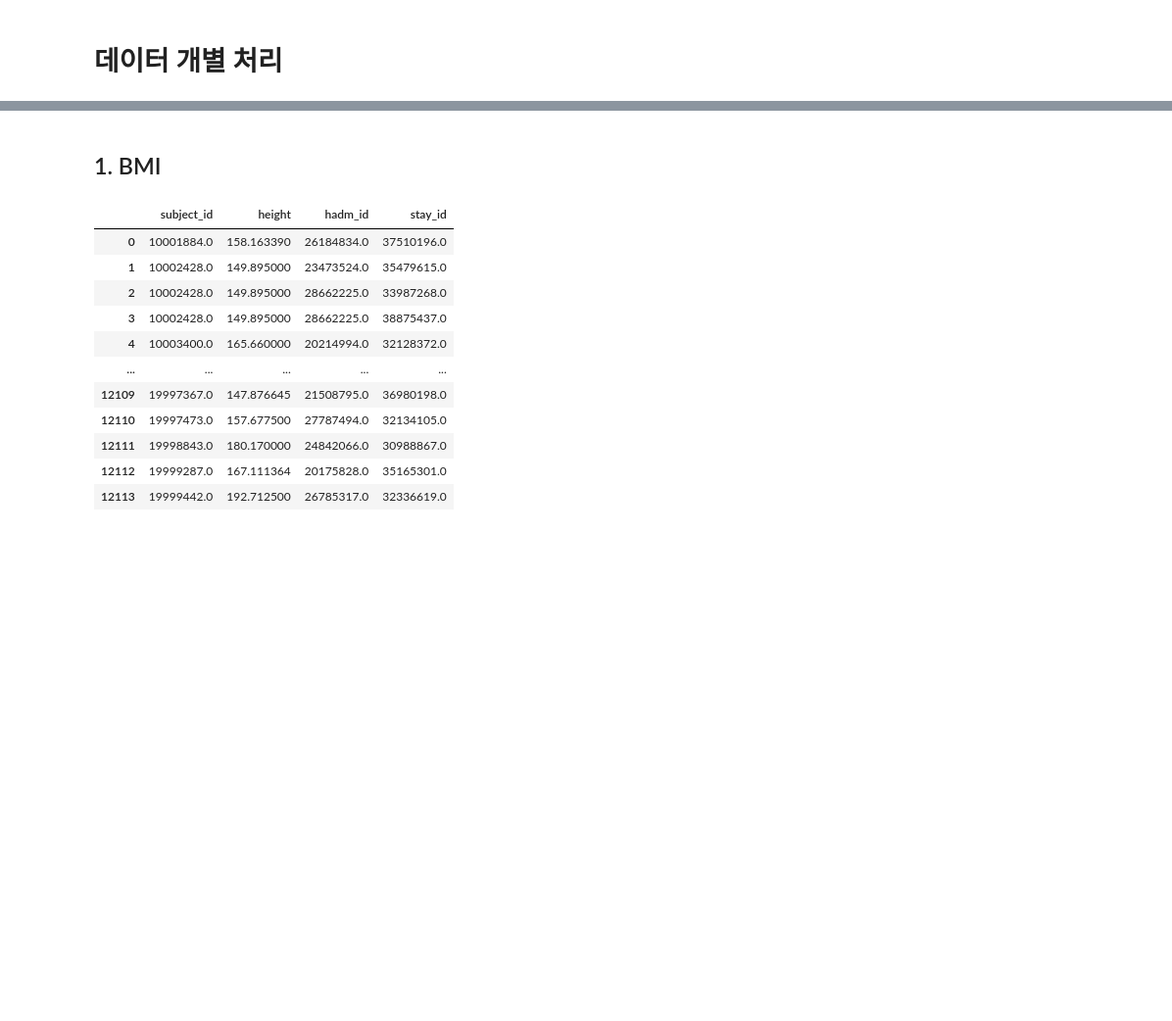
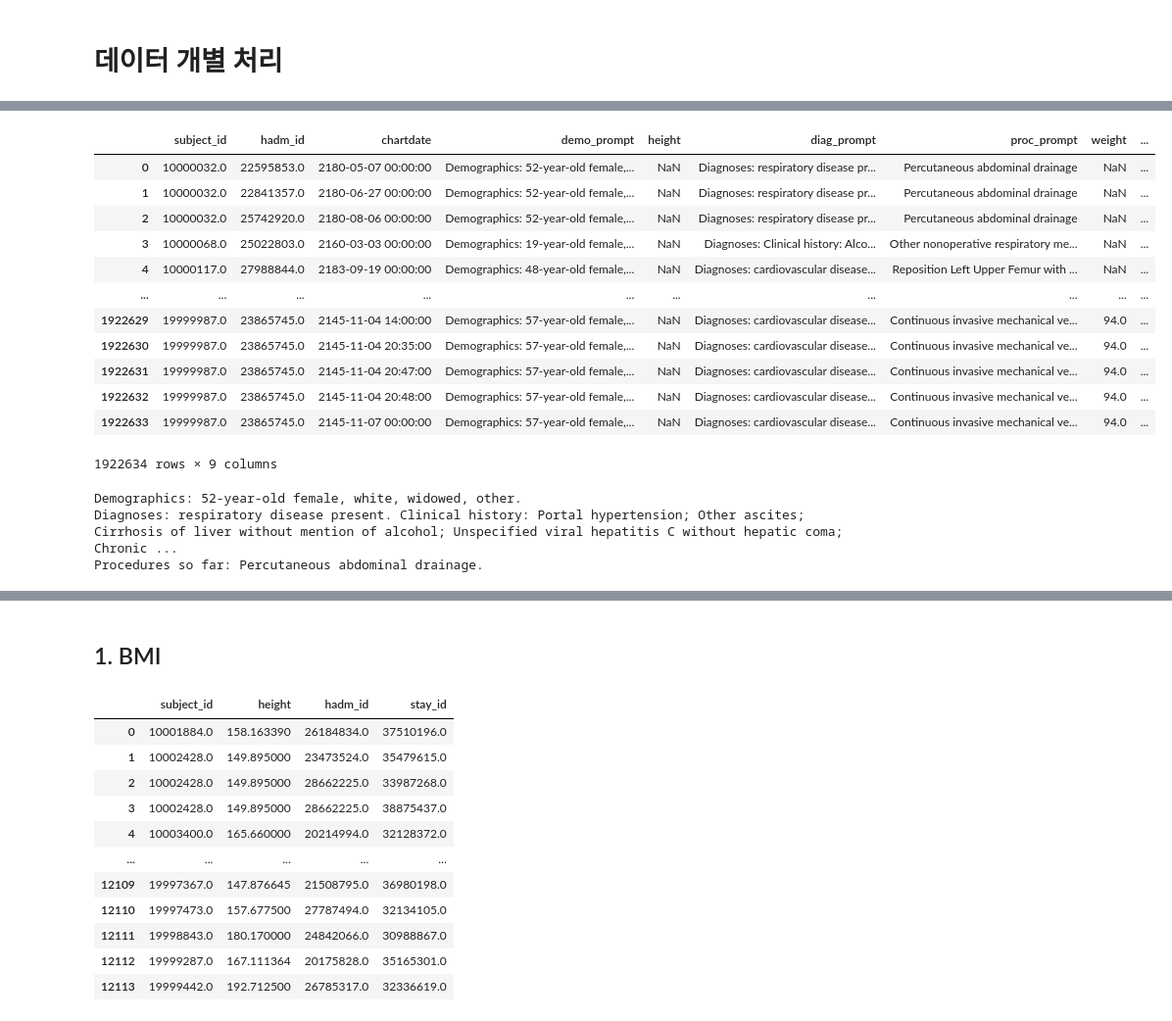
Before and after one commit to lastdancewithyou/multimodal_edema_prediction, a Jupyter notebook: preprocess/demographic_preprocess.ipynb, the cells around one changed output, grey strips where cells are left out. Shown at 98% size. Saved outputs shown, nothing was run; the diff lists cells and outputs as text; code cells hidden in the pictures; blank space fills up the shorter version.

```diff
--- a/preprocess/demographic_preprocess.ipynb
+++ b/preprocess/demographic_preprocess.ipynb
@@ -16,0 +37,3 @@ admissions_df = pd.read_parquet("/home/DAHS1/gangmin/my_research/data/mimic-iv/c
+# %%
+diagnosis_history_df = diagnoses_icd_df.merge(d_icd_diagnoses_df, on=["icd_code", "icd_version"], how="left")
+diagnosis_history_df.head()
@@ -16,0 +116,4 @@ admissions_df = pd.read_parquet("/home/DAHS1/gangmin/my_research/data/mimic-iv/c
+# %%
+diag = diagnosis_history_df.sort_values(["subject_id", "hadm_id", "seq_num"])
+diag_df = build_diagnosis_prompt(diag)
+diag_df
@@ -16,0 +177,5 @@ admissions_df = pd.read_parquet("/home/DAHS1/gangmin/my_research/data/mimic-iv/c
+# %%
+# procedure는 사건 단위이므로 중복 삭제할 필요 없음.
+proc_df = build_procedure_by_date(procedure_history_df)
+proc_cum = build_cumulative_procedure(proc_df)
+proc_cum
@@ -16,0 +312,38 @@ admissions_df = pd.read_parquet("/home/DAHS1/gangmin/my_research/data/mimic-iv/c
+# %%
+demo_df = build_demographics(patient_df, admissions_df, df_height)
+demo_df['demo_prompt'].iloc[0]
+
+processed_weight_df = process_weight_df(df_weight)
+timeline = build_timeline(proc_df, processed_weight_df)
+
+clinical_prompt_df = build_time_aware_prompts(
+    timeline,
+    demo_df,
+    diag_df,
+    proc_cum,
+    processed_weight_df.rename(columns={"charttime": "chartdate"})
+)
+
+clinical_prompt_df["clinical_prompt"] = clinical_prompt_df.apply(build_prompt, axis=1)
+# %%
+clinical_prompt_df
+# %% [output]
+|  | subject_id | hadm_id | chartdate | demo_prompt | height | diag_prompt | proc_prompt | weight | ... |
+| 0 | 10000032.0 | 22595853.0 | 2180-05-07 00:00:00 | Demographics: 52-year-old female,... | NaN | Diagnoses: respiratory disease pr... | Percutaneous abdominal drainage | NaN | ... |
+| 1 | 10000032.0 | 22841357.0 | 2180-06-27 00:00:00 | Demographics: 52-year-old female,... | NaN | Diagnoses: respiratory disease pr... | Percutaneous abdominal drainage | NaN | ... |
+| 2 | 10000032.0 | 25742920.0 | 2180-08-06 00:00:00 | Demographics: 52-year-old female,... | NaN | Diagnoses: respiratory disease pr... | Percutaneous abdominal drainage | NaN | ... |
+| 3 | 10000068.0 | 25022803.0 | 2160-03-03 00:00:00 | Demographics: 19-year-old female,... | NaN | Diagnoses: Clinical history: Alco... | Other nonoperative respiratory me... | NaN | ... |
+| 4 | 10000117.0 | 27988844.0 | 2183-09-19 00:00:00 | Demographics: 48-year-old female,... | NaN | Diagnoses: cardiovascular disease... | Reposition Left Upper Femur with ... | NaN | ... |
+| ... | ... | ... | ... | ... | ... | ... | ... | ... | ... |
+| 1922629 | 19999987.0 | 23865745.0 | 2145-11-04 14:00:00 | Demographics: 57-year-old female,... | NaN | Diagnoses: cardiovascular disease... | Continuous invasive mechanical ve... | 94.0 | ... |
+| 1922630 | 19999987.0 | 23865745.0 | 2145-11-04 20:35:00 | Demographics: 57-year-old female,... | NaN | Diagnoses: cardiovascular disease... | Continuous invasive mechanical ve... | 94.0 | ... |
+| 1922631 | 19999987.0 | 23865745.0 | 2145-11-04 20:47:00 | Demographics: 57-year-old female,... | NaN | Diagnoses: cardiovascular disease... | Continuous invasive mechanical ve... | 94.0 | ... |
+| 1922632 | 19999987.0 | 23865745.0 | 2145-11-04 20:48:00 | Demographics: 57-year-old female,... | NaN | Diagnoses: cardiovascular disease... | Continuous invasive mechanical ve... | 94.0 | ... |
+| 1922633 | 19999987.0 | 23865745.0 | 2145-11-07 00:00:00 | Demographics: 57-year-old female,... | NaN | Diagnoses: cardiovascular disease... | Continuous invasive mechanical ve... | 94.0 | ... |
+1922634 rows × 9 columns
+# %%
+print(clinical_prompt_df["clinical_prompt"].iloc[0])
+# %% [output]
+Demographics: 52-year-old female, white, widowed, other.
+Diagnoses: respiratory disease present. Clinical history: Portal hypertension; Other ascites; Cirrhosis of liver without mention of alcohol; Unspecified viral hepatitis C without hepatic coma; Chronic ...
+Procedures so far: Percutaneous abdominal drainage.
```
Also changed, not shown: parts of 23 cells of this notebook, 15 other files.
